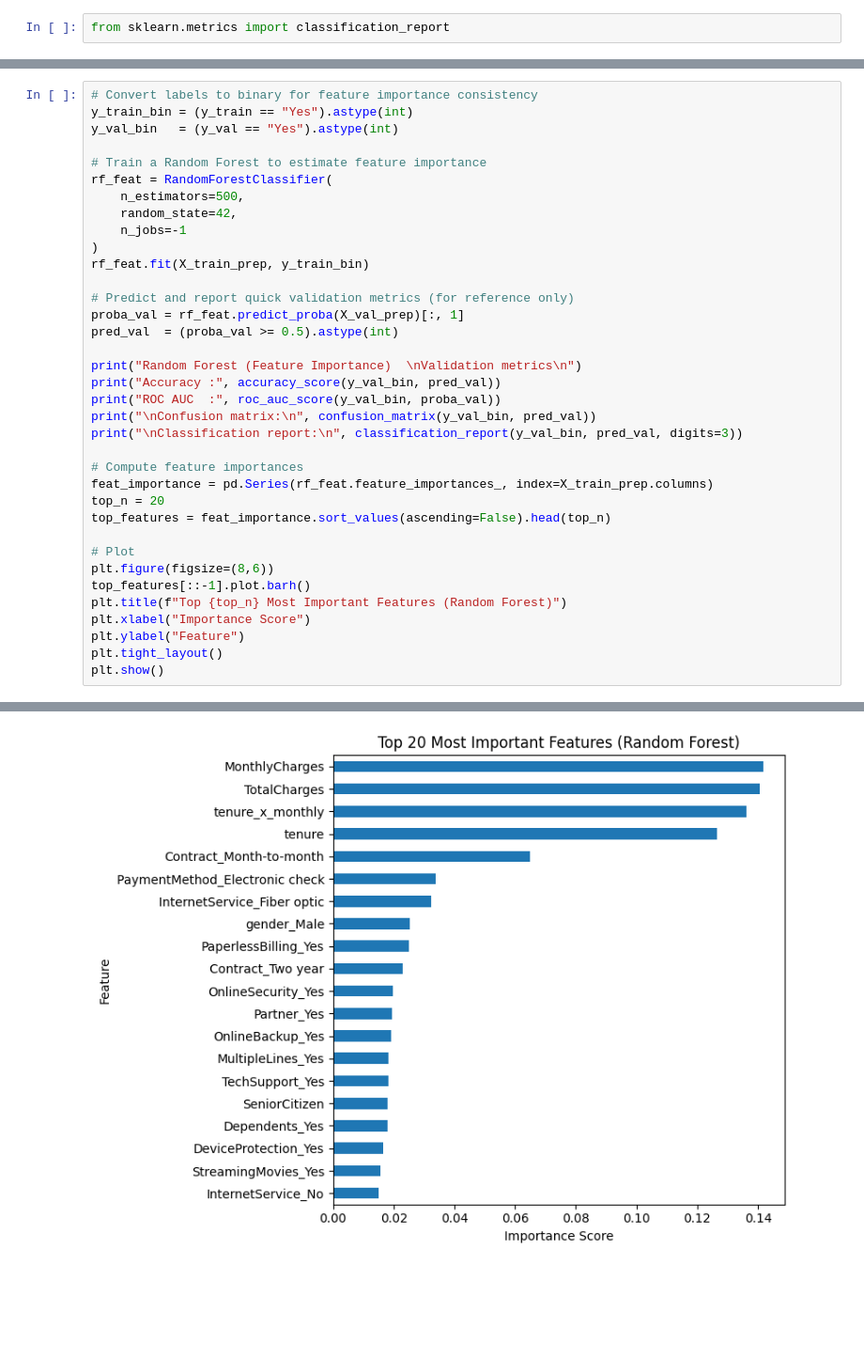
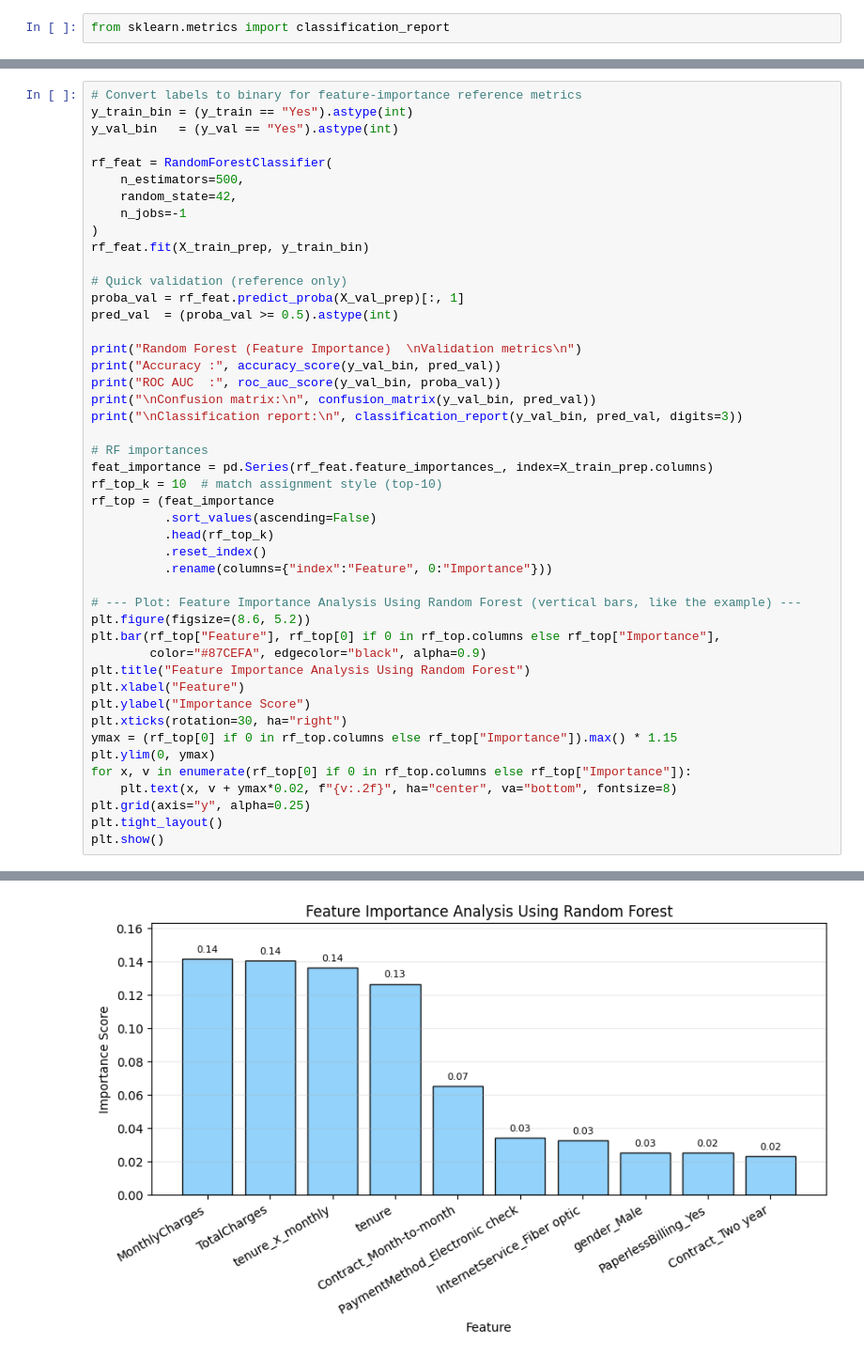
Before and after one commit to carloscastro4172/Machine-Learning, a Jupyter notebook: Mid_Machine/pipeline/pipeline_telco_churn.ipynb, the cells around one changed output, grey strips where cells are left out. Shown at 94% size. Drawn from its saved outputs; the diff is of its cells as text; blank space fills up the shorter version.

Commit message:
feat: add feature importance analysis, hyperparameter optimization (Halving, Bayesian, Genetic), and dimensionality reduction experiments (PCA, t-SNE) with comparative analysis and discussion

```diff
--- a/Mid_Machine/pipeline/pipeline_telco_churn.ipynb
+++ b/Mid_Machine/pipeline/pipeline_telco_churn.ipynb
@@ -1222,9 +1298,8 @@ from sklearn.metrics import classification_report
 # %%
-# Convert labels to binary for feature importance consistency
+# Convert labels to binary for feature-importance reference metrics
 y_train_bin = (y_train == "Yes").astype(int)
 y_val_bin   = (y_val == "Yes").astype(int)
 
-# Train a Random Forest to estimate feature importance
 rf_feat = RandomForestClassifier(
     n_estimators=500,
     random_state=42,
@@ -1232,47 +1307,58 @@ rf_feat = RandomForestClassifier(
 )
 rf_feat.fit(X_train_prep, y_train_bin)
 
-# Predict and report quick validation metrics (for reference only)
+# Quick validation (reference only)
 proba_val = rf_feat.predict_proba(X_val_prep)[:, 1]
 pred_val  = (proba_val >= 0.5).astype(int)
 
 print("Random Forest (Feature Importance)  \nValidation metrics\n")
 print("Accuracy :", accuracy_score(y_val_bin, pred_val))
 print("ROC AUC  :", roc_auc_score(y_val_bin, proba_val))
 print("\nConfusion matrix:\n", confusion_matrix(y_val_bin, pred_val))
 print("\nClassification report:\n", classification_report(y_val_bin, pred_val, digits=3))
 
-# Compute feature importances
+# RF importances
 feat_importance = pd.Series(rf_feat.feature_importances_, index=X_train_prep.columns)
-top_n = 20
-top_features = feat_importance.sort_values(ascending=False).head(top_n)
+rf_top_k = 10  # match assignment style (top-10)
+rf_top = (feat_importance
+          .sort_values(ascending=False)
+          .head(rf_top_k)
+          .reset_index()
+          .rename(columns={"index":"Feature", 0:"Importance"}))
 
-# Plot
-plt.figure(figsize=(8,6))
-top_features[::-1].plot.barh()
-plt.title(f"Top {top_n} Most Important Features (Random Forest)")
-plt.xlabel("Importance Score")
-plt.ylabel("Feature")
+# --- Plot: Feature Importance Analysis Using Random Forest (vertical bars, like the example) ---
+plt.figure(figsize=(8.6, 5.2))
+plt.bar(rf_top["Feature"], rf_top[0] if 0 in rf_top.columns else rf_top["Importance"],
+        color="#87CEFA", edgecolor="black", alpha=0.9)
+plt.title("Feature Importance Analysis Using Random Forest")
+plt.xlabel("Feature")
+plt.ylabel("Importance Score")
+plt.xticks(rotation=30, ha="right")
+ymax = (rf_top[0] if 0 in rf_top.columns else rf_top["Importance"]).max() * 1.15
+plt.ylim(0, ymax)
+for x, v in enumerate(rf_top[0] if 0 in rf_top.columns else rf_top["Importance"]):
+    plt.text(x, v + ymax*0.02, f"{v:.2f}", ha="center", va="bottom", fontsize=8)
+plt.grid(axis="y", alpha=0.25)
 plt.tight_layout()
 plt.show()
 # %% [output]
 Random Forest (Feature Importance)
 Validation metrics
 
 Accuracy : 0.801277501774308
 ROC AUC  : 0.8399906998372472
 
 Confusion matrix:
  [[941  94]
  [186 188]]
 
 Classification report:
                precision    recall  f1-score   support
 
            0      0.835     0.909     0.870      1035
            1      0.667     0.503     0.573       374
 
     accuracy                          0.801      1409
    macro avg      0.751     0.706     0.722      1409
 weighted avg      0.790     0.801     0.792      1409
-[figure, old version]
+[figure, new version]
```
Also changed, not shown: parts of 36 cells of this notebook.
